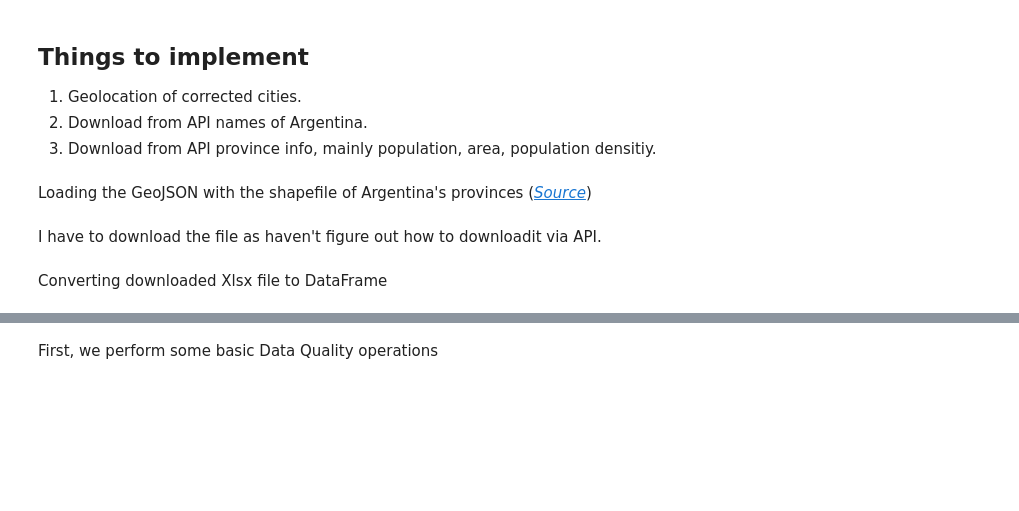
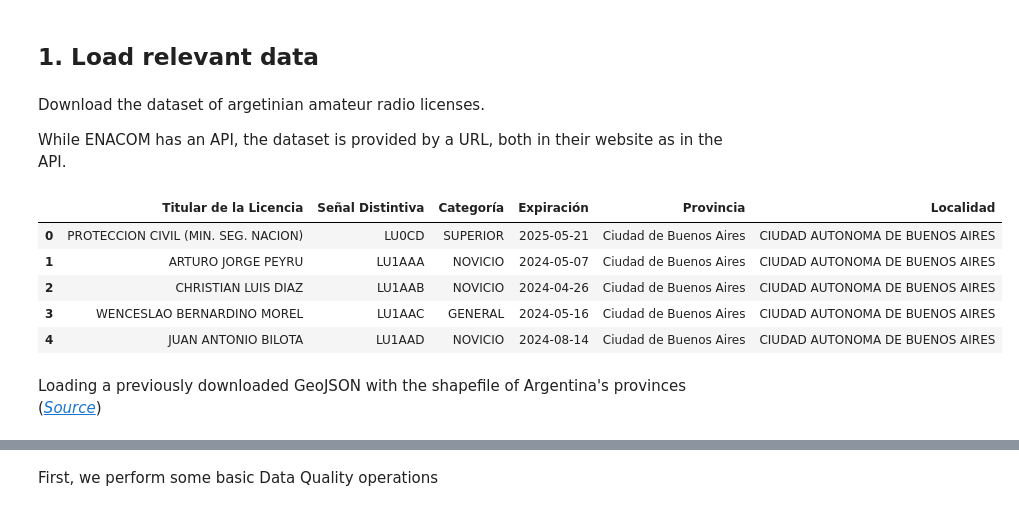
Before and after one commit to ajossorioarana/arg_ham_callsigns, a Jupyter notebook: ham_callsigns_eda.ipynb, the cells around one changed output, grey strips where cells are left out. Drawn from its saved outputs; the diff is of its cells as text; code cells hidden in the pictures; blank space fills up the shorter version.

```diff
--- a/ham_callsigns_eda.ipynb
+++ b/ham_callsigns_eda.ipynb
@@ -14,13 +10,39 @@ from local_configs import enacom_api_key, my_email
-# %% [markdown]
-## Things to implement
-
-1. Geolocation of corrected cities.
-2. Download from API names of Argentina.
-3. Download from API province info, mainly population, area, population densitiy.
+# %% [markdown]
+## 1. Load relevant data
+# %% [markdown]
+Download the dataset of argetinian amateur radio licenses.
+
+While ENACOM has an API, the dataset is provided by a URL, both in their website as in the API.
+# %%
+# Switch to avoid downnloading XSLX each time I ran
+donwload_file = False
+
+# Define the name of the file to be saved locally
+filename = 'argentina_ham_callsigns.xls'
+
+if donwload_file:
+    # Define the URL with the file to be downlaoded
+    url = 'https://datosabiertos.enacom.gob.ar/datasets/197452-listado-de-radioaficionados.download/'
+
+    # Send the petition HTTP Get for obtaining the resource
+    data = requests.get(url)
+
+    # Save the file locally
+    with open(filename, 'wb') as file:
+        file.write(data.content)
+
+# Read CSV as pandas DataFrame
+df = pd.read_excel(filename)
+df.head()
+# %% [output]
+|  | Titular de la Licencia | Señal Distintiva | Categoría | Expiración | Provincia | Localidad |
+| 0 | PROTECCION CIVIL (MIN. SEG. NACION) | LU0CD | SUPERIOR | 2025-05-21 | Ciudad de Buenos Aires | CIUDAD AUTONOMA DE BUENOS AIRES |
+| 1 | ARTURO JORGE PEYRU | LU1AAA | NOVICIO | 2024-05-07 | Ciudad de Buenos Aires | CIUDAD AUTONOMA DE BUENOS AIRES |
+| 2 | CHRISTIAN LUIS DIAZ | LU1AAB | NOVICIO | 2024-04-26 | Ciudad de Buenos Aires | CIUDAD AUTONOMA DE BUENOS AIRES |
+| 3 | WENCESLAO BERNARDINO MOREL | LU1AAC | GENERAL | 2024-05-16 | Ciudad de Buenos Aires | CIUDAD AUTONOMA DE BUENOS AIRES |
+| 4 | JUAN ANTONIO BILOTA | LU1AAD | NOVICIO | 2024-08-14 | Ciudad de Buenos Aires | CIUDAD AUTONOMA DE BUENOS AIRES |
 # %% [markdown]
-Loading the GeoJSON with the shapefile of Argentina's provinces (*[Source](https://www.kaggle.com/datasets/pablomgomez21/geojson-file-provincias-argentinas)*)
+Loading a previously downloaded GeoJSON with the shapefile of Argentina's provinces (*[Source](https://www.kaggle.com/datasets/pablomgomez21/geojson-file-provincias-argentinas)*)
 # %%
 with open('arg_provinces.geojson', 'rb') as file:
     arg_prov_shape = json.load(file)
-# %% [markdown]
-I have to download the file as haven't figure out how to downloadit via API.
@@ -44,2 +48,0 @@ if donwload_file:
-# %% [markdown]
-Converting downloaded Xlsx file to DataFrame
```
Also changed, not shown: parts of 32 cells of this notebook, 1 other file.
